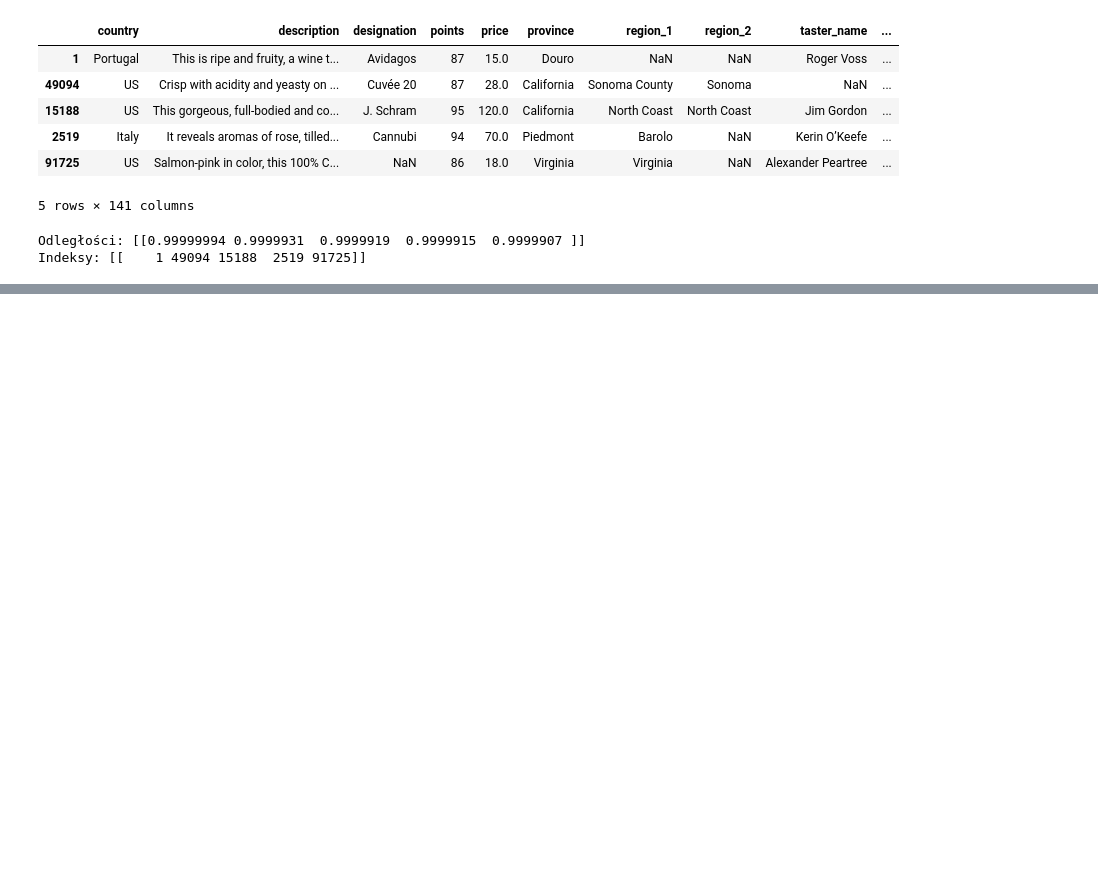
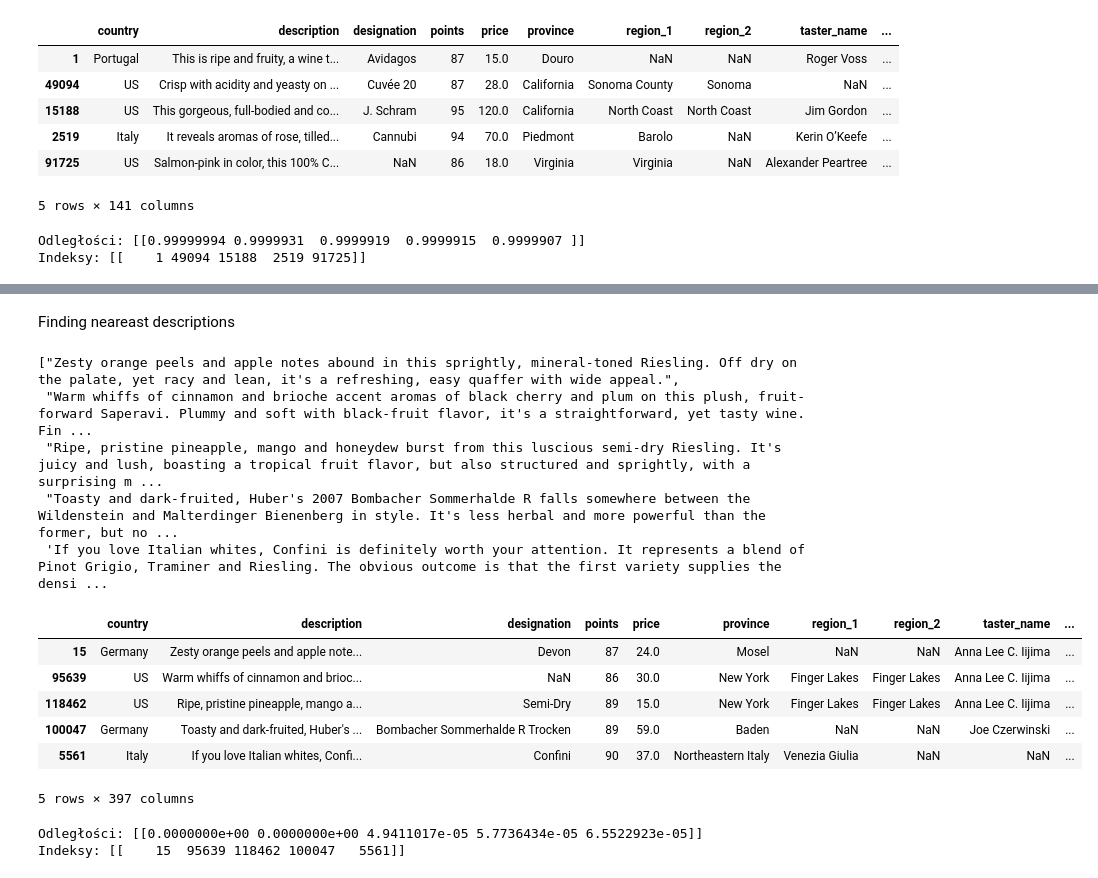
Before and after one commit to Msaters/projektUczenieMaszynowe, a Jupyter notebook: fais_model.ipynb, the cells around one changed output, grey strips where cells are left out. Saved outputs shown, nothing was run; the diff lists cells and outputs as text; code cells hidden in the pictures; blank space fills up the shorter version.

```diff
--- a/fais_model.ipynb
+++ b/fais_model.ipynb
@@ -37,6 +43,13 @@ display(df_nums.head())
 | 3 | 87.0 | 65.0 | 0.056858 | 0.016821 | 0.003338 | -0.074715 | 0.016867 | -0.062519 | -0.035536 | -0.030929 | ... | ... |
 | 4 | 87.0 | 15.0 | 0.157453 | 0.028841 | 0.048381 | -0.059250 | 0.042049 | -0.104221 | -0.122209 | 0.006445 | ... | ... |
 5 rows × 130 columns
+# %%
+# to do function for normal preprocess
+def fast_preprocess_df(df):
+    df_nums = df.select_dtypes(include=['number'])
+    df_nums = df_nums.dropna(subset=['price']).reset_index(drop=True)
+    df_nums = df_nums.astype('float32')
+    return df_nums
 # %% [markdown]
 ## Using FAISS to find nearest wine rewiews (building Search Model)
 # %%
@@ -100,0 +136,6 @@ Indeksy: [[    1 49094 15188  2519 91725]]
+# %%
+from config import *
+df_unchanged = pd.read_csv(CSV_FILEPATH, index_col=0)
+df_with_MiniLM_L6_v2 = pd.concat([df_unchanged, embeddings_MiniLM_L6_v2_df], axis=1)
+
+display(df_with_MiniLM_L6_v2.head(), df_with_MiniLM_L6_v2.shape)
@@ -100,0 +151,25 @@ Indeksy: [[    1 49094 15188  2519 91725]]
+# %% [markdown]
+Finding neareast descriptions
+# %%
+df_nums = fast_preprocess_df(df_with_MiniLM_L6_v2)
+index, df_nums_array = build_faiss_index_from_df_nums(df_nums)
+D, I = find_similar_items(df_nums_array[1], k=5)
+display(get_wines_by_indices(I, df_with_MiniLM_L6_v2))
+
+print(f"Odległości: {D}")
+print(f"Indeksy: {I}")
+# %% [output]
+["Zesty orange peels and apple notes abound in this sprightly, mineral-toned Riesling. Off dry on the palate, yet racy and lean, it's a refreshing, easy quaffer with wide appeal.",
+ "Warm whiffs of cinnamon and brioche accent aromas of black cherry and plum on this plush, fruit-forward Saperavi. Plummy and soft with black-fruit flavor, it's a straightforward, yet tasty wine. Fin ...
+ "Ripe, pristine pineapple, mango and honeydew burst from this luscious semi-dry Riesling. It's juicy and lush, boasting a tropical fruit flavor, but also structured and sprightly, with a surprising m ...
+ "Toasty and dark-fruited, Huber's 2007 Bombacher Sommerhalde R falls somewhere between the Wildenstein and Malterdinger Bienenberg in style. It's less herbal and more powerful than the former, but no ...
+ 'If you love Italian whites, Confini is definitely worth your attention. It represents a blend of Pinot Grigio, Traminer and Riesling. The obvious outcome is that the first variety supplies the densi ...
+|  | country | description | designation | points | price | province | region_1 | region_2 | taster_name | ... |
+| 15 | Germany | Zesty orange peels and apple note... | Devon | 87 | 24.0 | Mosel | NaN | NaN | Anna Lee C. Iijima | ... |
+| 95639 | US | Warm whiffs of cinnamon and brioc... | NaN | 86 | 30.0 | New York | Finger Lakes | Finger Lakes | Anna Lee C. Iijima | ... |
+| 118462 | US | Ripe, pristine pineapple, mango a... | Semi-Dry | 89 | 15.0 | New York | Finger Lakes | Finger Lakes | Anna Lee C. Iijima | ... |
+| 100047 | Germany | Toasty and dark-fruited, Huber's ... | Bombacher Sommerhalde R Trocken | 89 | 59.0 | Baden | NaN | NaN | Joe Czerwinski | ... |
+| 5561 | Italy | If you love Italian whites, Confi... | Confini | 90 | 37.0 | Northeastern Italy | Venezia Giulia | NaN | NaN | ... |
+5 rows × 397 columns
+Odległości: [[0.0000000e+00 0.0000000e+00 4.9411017e-05 5.7736434e-05 6.5522923e-05]]
+Indeksy: [[    15  95639 118462 100047   5561]]
```
Also changed, not shown: parts of 14 cells of this notebook, 6 other files.
